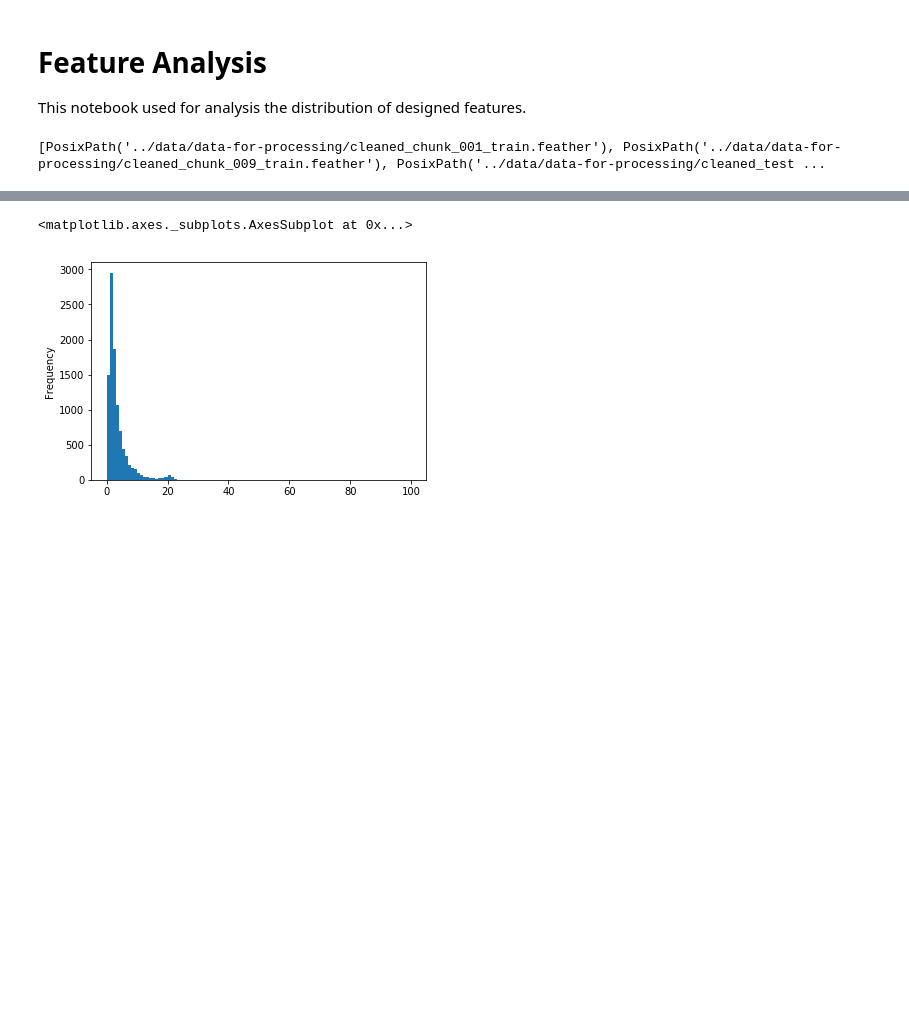
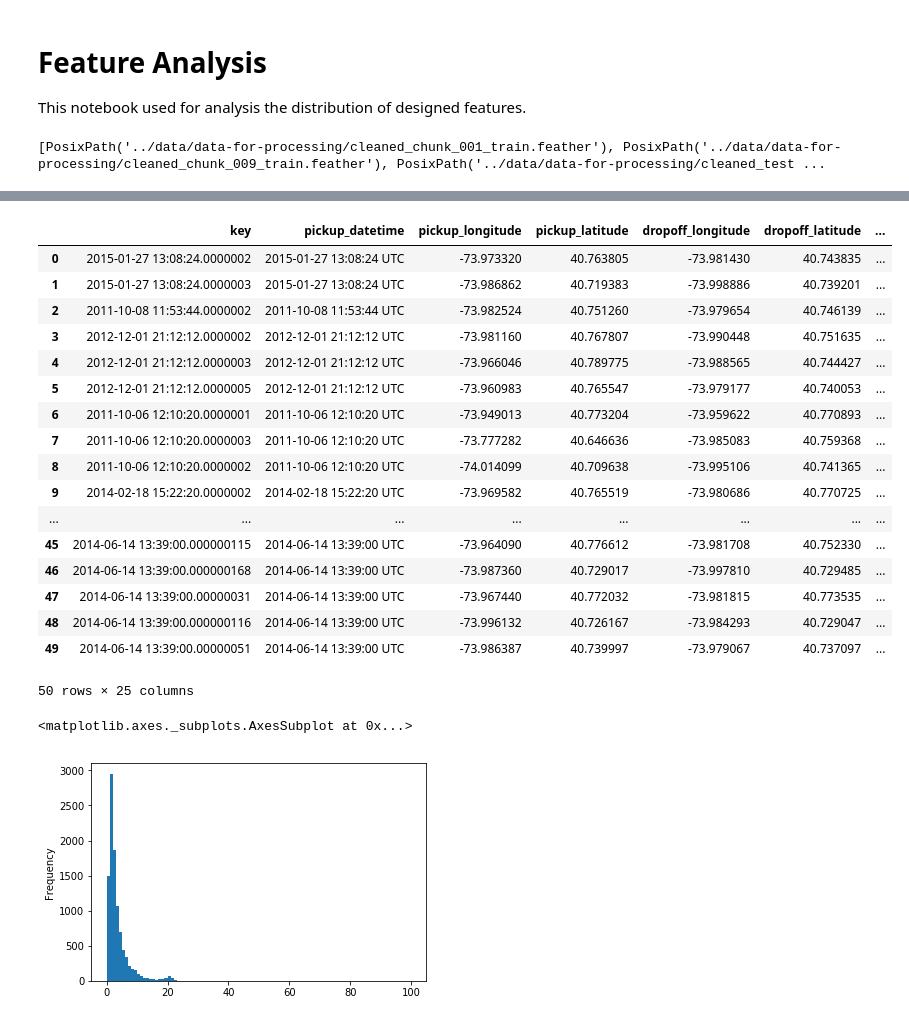
Before and after one commit to ShuaiHuang/kaggle-new-york-city-taxi-fare-prediction, a Jupyter notebook: code/feature-analysis.ipynb, the cells around one changed output, grey strips where cells are left out. Cells and saved outputs as stored; diff of their text form; code cells hidden in the pictures; blank space fills up the shorter version.

```diff
--- a/code/feature-analysis.ipynb
+++ b/code/feature-analysis.ipynb
@@ -144,3 +124,24 @@ te_df.loc[:, ['key', 'pickup_datetime_utc', 'pickup_datetime_local', 'pickup_day
+# %%
+test_df.head(50)
+# %% [output]
+|  | key | pickup_datetime | pickup_longitude | pickup_latitude | dropoff_longitude | dropoff_latitude | ... |
+| 0 | 2015-01-27 13:08:24.0000002 | 2015-01-27 13:08:24 UTC | -73.973320 | 40.763805 | -73.981430 | 40.743835 | ... |
+| 1 | 2015-01-27 13:08:24.0000003 | 2015-01-27 13:08:24 UTC | -73.986862 | 40.719383 | -73.998886 | 40.739201 | ... |
+| 2 | 2011-10-08 11:53:44.0000002 | 2011-10-08 11:53:44 UTC | -73.982524 | 40.751260 | -73.979654 | 40.746139 | ... |
+| 3 | 2012-12-01 21:12:12.0000002 | 2012-12-01 21:12:12 UTC | -73.981160 | 40.767807 | -73.990448 | 40.751635 | ... |
+| 4 | 2012-12-01 21:12:12.0000003 | 2012-12-01 21:12:12 UTC | -73.966046 | 40.789775 | -73.988565 | 40.744427 | ... |
+| 5 | 2012-12-01 21:12:12.0000005 | 2012-12-01 21:12:12 UTC | -73.960983 | 40.765547 | -73.979177 | 40.740053 | ... |
+| 6 | 2011-10-06 12:10:20.0000001 | 2011-10-06 12:10:20 UTC | -73.949013 | 40.773204 | -73.959622 | 40.770893 | ... |
+| 7 | 2011-10-06 12:10:20.0000003 | 2011-10-06 12:10:20 UTC | -73.777282 | 40.646636 | -73.985083 | 40.759368 | ... |
+| 8 | 2011-10-06 12:10:20.0000002 | 2011-10-06 12:10:20 UTC | -74.014099 | 40.709638 | -73.995106 | 40.741365 | ... |
+| 9 | 2014-02-18 15:22:20.0000002 | 2014-02-18 15:22:20 UTC | -73.969582 | 40.765519 | -73.980686 | 40.770725 | ... |
+| ... | ... | ... | ... | ... | ... | ... | ... |
+| 45 | 2014-06-14 13:39:00.000000115 | 2014-06-14 13:39:00 UTC | -73.964090 | 40.776612 | -73.981708 | 40.752330 | ... |
+| 46 | 2014-06-14 13:39:00.000000168 | 2014-06-14 13:39:00 UTC | -73.987360 | 40.729017 | -73.997810 | 40.729485 | ... |
+| 47 | 2014-06-14 13:39:00.00000031 | 2014-06-14 13:39:00 UTC | -73.967440 | 40.772032 | -73.981815 | 40.773535 | ... |
+| 48 | 2014-06-14 13:39:00.000000116 | 2014-06-14 13:39:00 UTC | -73.996132 | 40.726167 | -73.984293 | 40.729047 | ... |
+| 49 | 2014-06-14 13:39:00.00000051 | 2014-06-14 13:39:00 UTC | -73.986387 | 40.739997 | -73.979067 | 40.737097 | ... |
+50 rows × 25 columns
 # %%
 test_df['pickup_dropoff_distance'].plot(kind='hist', bins=100)
 # %% [output]
```
Also changed, not shown: parts of 14 cells of this notebook, 3 other files.
